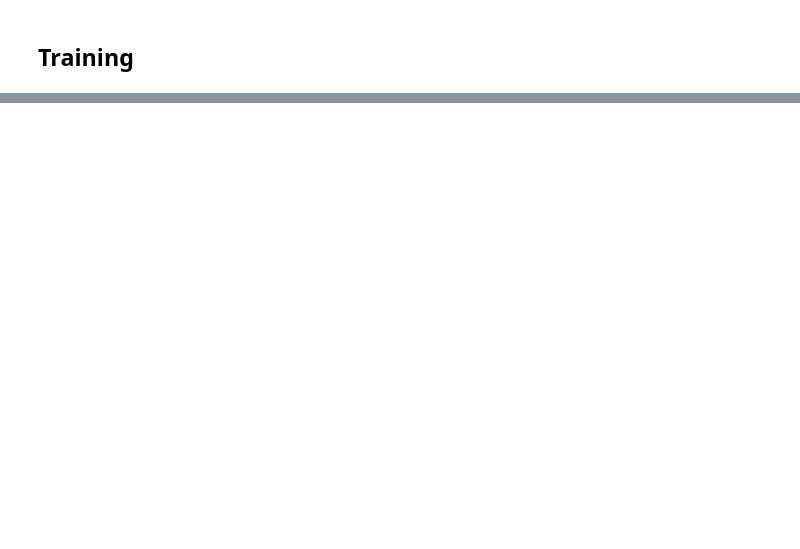
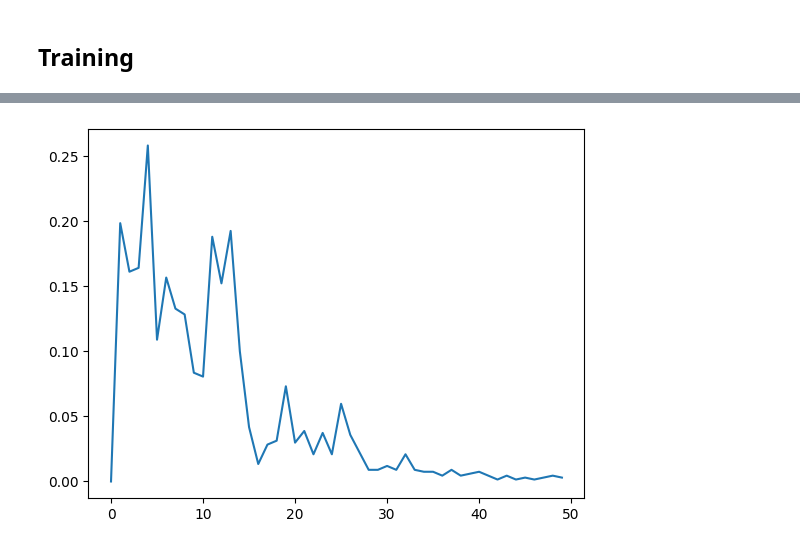
Before and after one commit to wvenemans/aQa-Final-Project, a Jupyter notebook: main.ipynb, the cells around one changed output, grey strips where cells are left out. Saved outputs shown, nothing was run; the diff lists cells and outputs as text; code cells hidden in the pictures; blank space fills up the shorter version.

Commit message:
add training of networks

```diff
--- a/main.ipynb
+++ b/main.ipynb
@@ -161,0 +194,29 @@ sns.scatterplot(x=data[:,0], y=data[:,1], hue=quantumLabels, ax=ax)
+# %%
+def calculateLoss(parameters : np.array, data: np.array, labels: np.array) -> float:
+
+    loss = 0
+
+    probs = [runCircuit(data[i,:], parameters) for i in range(len(data))]
+
+    for i in range(len(probs)):
+        if probs[i] > 0.5:
+            probs[i] = 1
+        else:
+            probs[i] = 0
+
+    return mse(labels, probs)
+
+
+cost = []
+
+
+def optimize(parameters : np.array) -> float:
+
+    singleCost = calculateLoss(parameters, X_train, y_train)
+    cost.append(singleCost)
+
+    return singleCost
+
+
+
+result = minimize(optimize, randomRotations, method='COBYLA', options={"maxiter": 50})
@@ -161,0 +235,5 @@ sns.scatterplot(x=data[:,0], y=data[:,1], hue=quantumLabels, ax=ax)
+# %%
+plt.plot(list(range(len(cost))), cost)
+plt.show()
+# %% [output]
+[figure, added]
```
Also changed, not shown: parts of 12 cells of this notebook.
